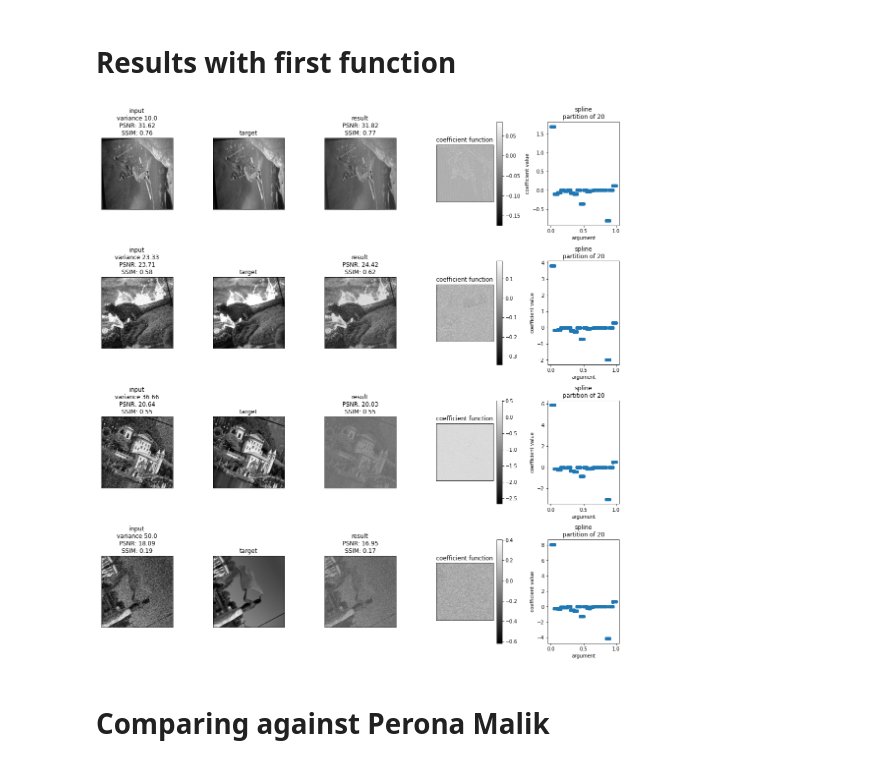
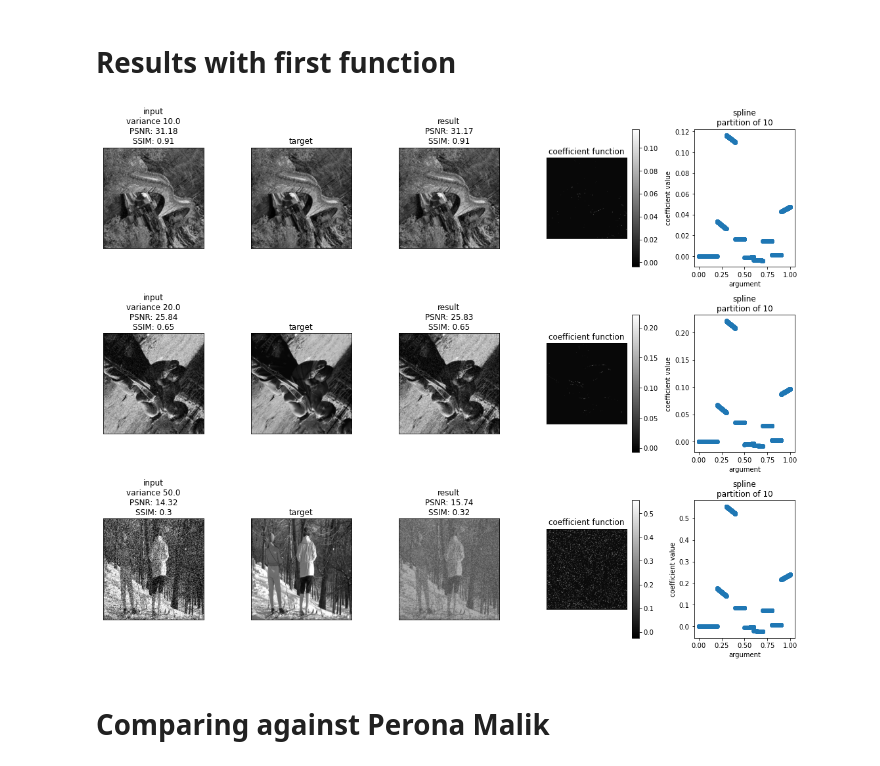
Before and after one commit to erjel/ortega_master_thesis, a Jupyter notebook: 23_jan/splines/gaussian.ipynb, the cells around one changed output. Saved outputs shown, nothing was run; the diff lists cells and outputs as text; code cells hidden in the pictures.

Commit message:
continuous splines and hinted initialization

```diff
--- a/23_jan/splines/gaussian.ipynb
+++ b/23_jan/splines/gaussian.ipynb
@@ -160,11 +163,11 @@ plt.show()
 # Results with first function
 # %%
 order = 1
-num_classes = 20
+num_classes = 10
 model = get_model("splines",it_lim=1,image_size=image_size,num_classes = num_classes,order=order)
 model.load_weights(f"./checkpoints/splines_{typ}_{num_classes}")
 
-w = np.linspace(10,50,4)
+w = [10,20,50]
 fig,axs = plt.subplots(ncols = 5,nrows = int(np.ceil(len(w))),figsize=(15,4*len(w)))
 for i,m in enumerate(w):
 
@@ -212,35 +215,35 @@ for i,m in enumerate(w):
     axs[i,2].set_yticklabels([])
     im = axs[i,3].imshow(vis,cmap='gray')
     axs[i,3].set_title('coefficient function')
     plt.colorbar(im,ax=axs[i,3])
     axs[i,3].set_xticks([])
     axs[i,3].set_xticklabels([])
     axs[i,3].set_yticks([])
     axs[i,3].set_yticklabels([])
 
     partition = np.linspace(0,1,num_classes+1)
     x,s = [],[]
 
 
     for p in range(1,len(partition)):
         xp = np.linspace(partition[p-1],partition[p],100)
-        linear = spline[p-1][0]*xp + spline[p-1][1]
+        linear = spline[p-1][1]*xp + spline[p-1][0]
         s.append(np.copy(linear))
         x.append(np.copy(xp))
 
     s = np.concatenate(s)
     x = np.concatenate(x)
 
 
     axs[i,4].scatter(x,s)
     axs[i,4].set_xlabel("argument")
     axs[i,4].set_ylabel("coefficient value")
     axs[i,4].set_title(f"spline\npartition of {num_classes}")
 
 plt.tight_layout()
 plt.show()
 # %% [output]
-[figure, old version]
+[figure, new version]
 # %% [markdown]
 # Comparing against Perona Malik
 # %%
```
Also changed, not shown: parts of 3 cells of this notebook, 14 other files.
